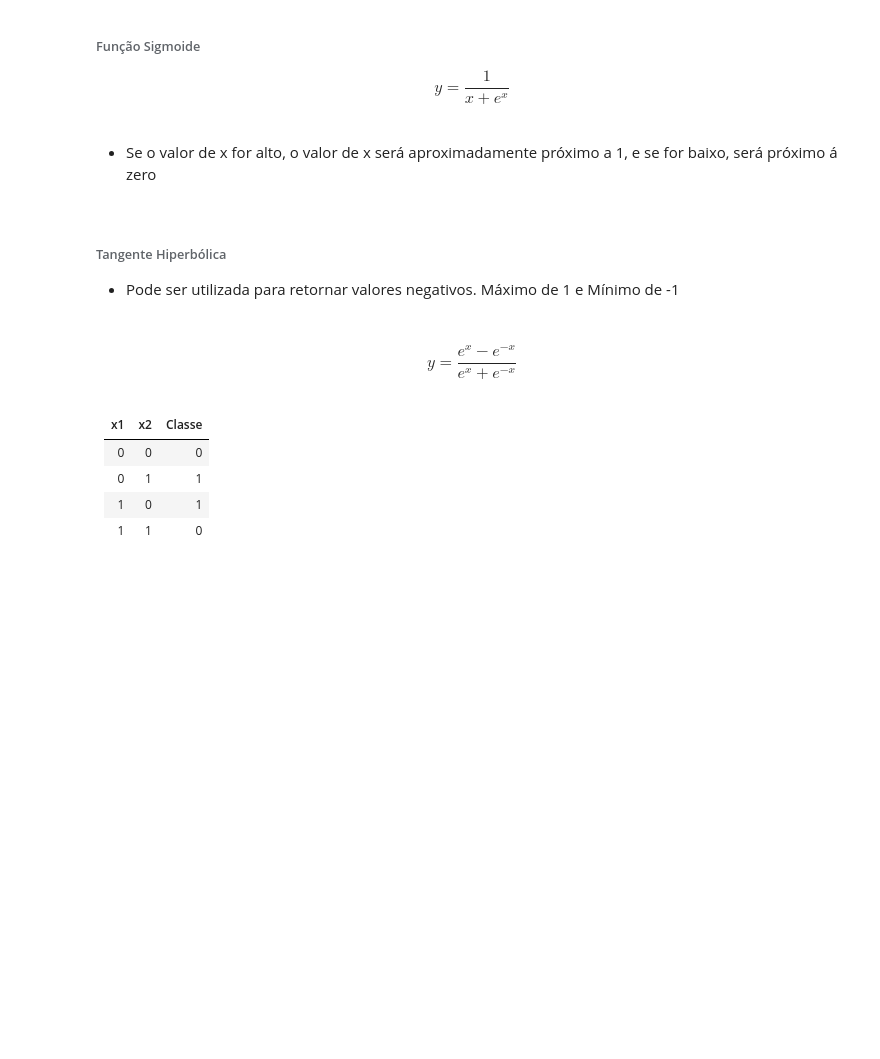
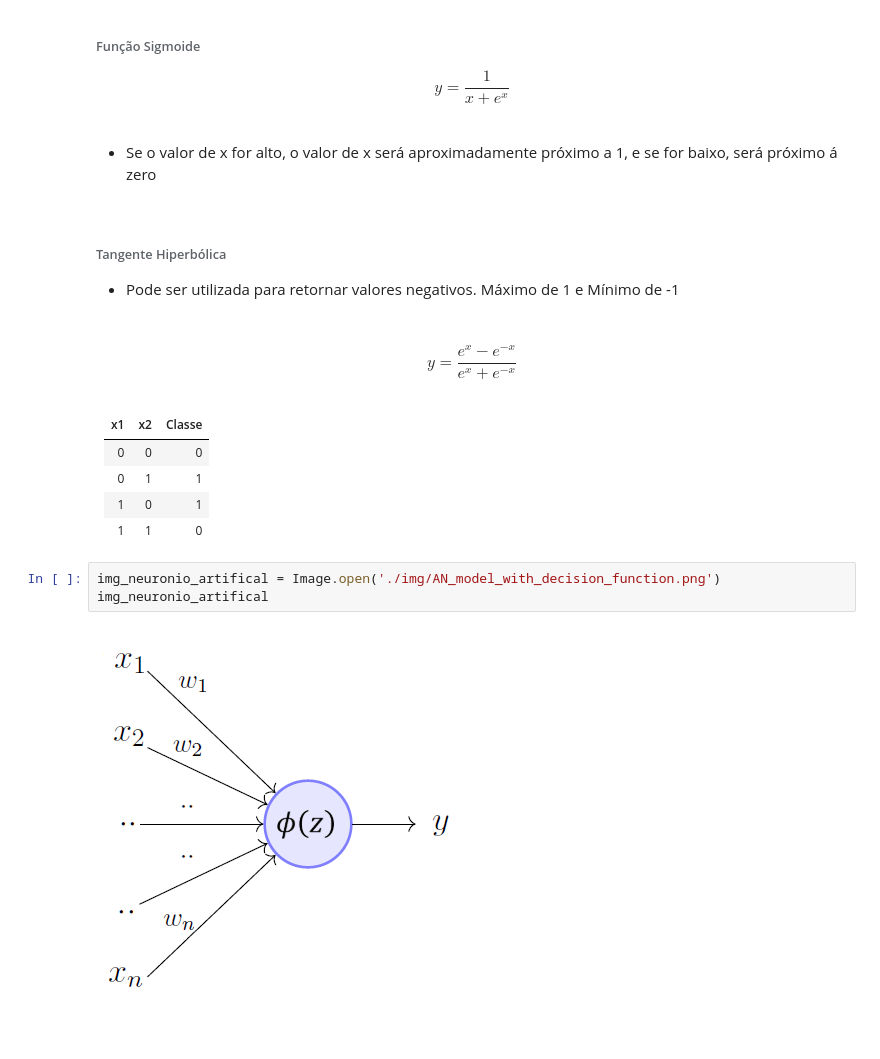
Before and after one commit to cantaruttim/Learning_Python, a Jupyter notebook: Machine Learning com Python/Algoritmos de Classificação .ipynb, the cells around one changed output. Cells and saved outputs as stored; diff of their text form; blank space fills up the shorter version.

```diff
--- a/Machine Learning com Python/Algoritmos de Classificação .ipynb
+++ b/Machine Learning com Python/Algoritmos de Classificação .ipynb
@@ -1201,3 +1201,8 @@ x1 |x2 |Classe
 0|1|1
 1|0|1
 1|1|0
+# %%
+img_neuronio_artifical = Image.open('./img/AN_model_with_decision_function.png')
+img_neuronio_artifical
+# %% [output]
+[figure, added]
```
Also changed, not shown: parts of 5 cells of this notebook, 2 other files.
